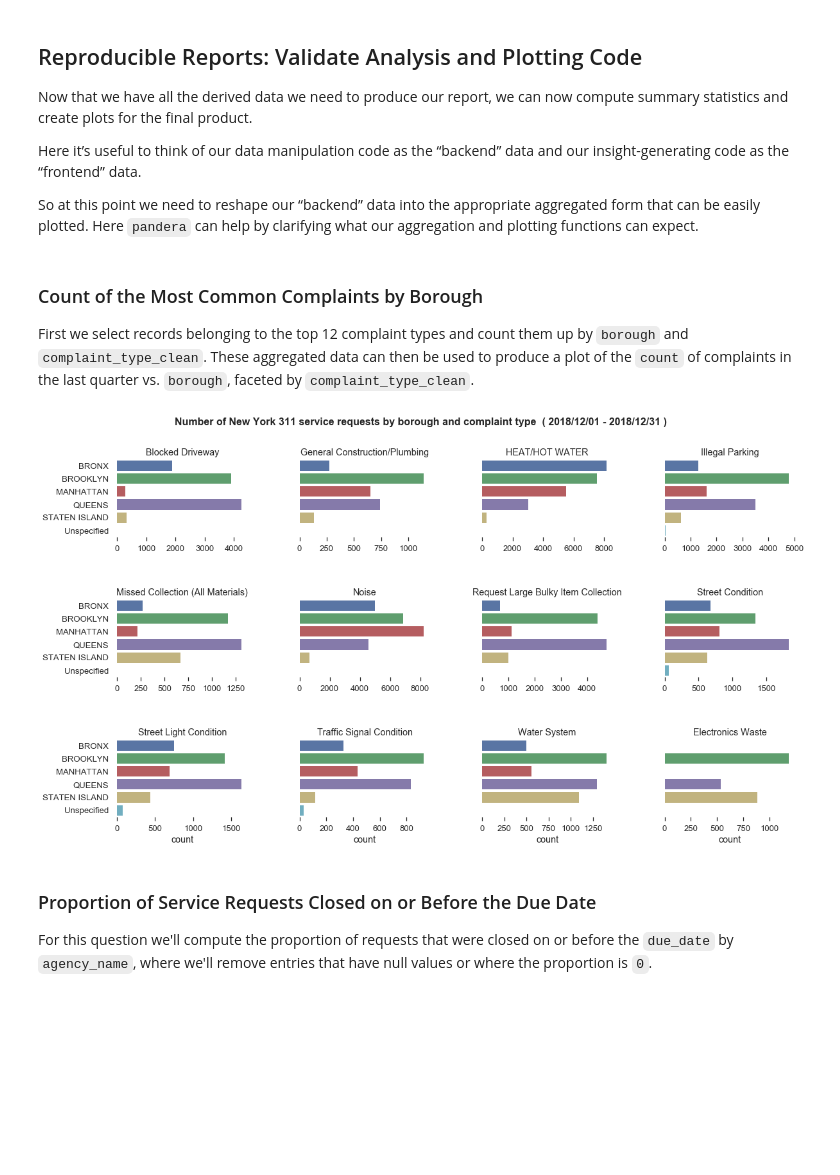
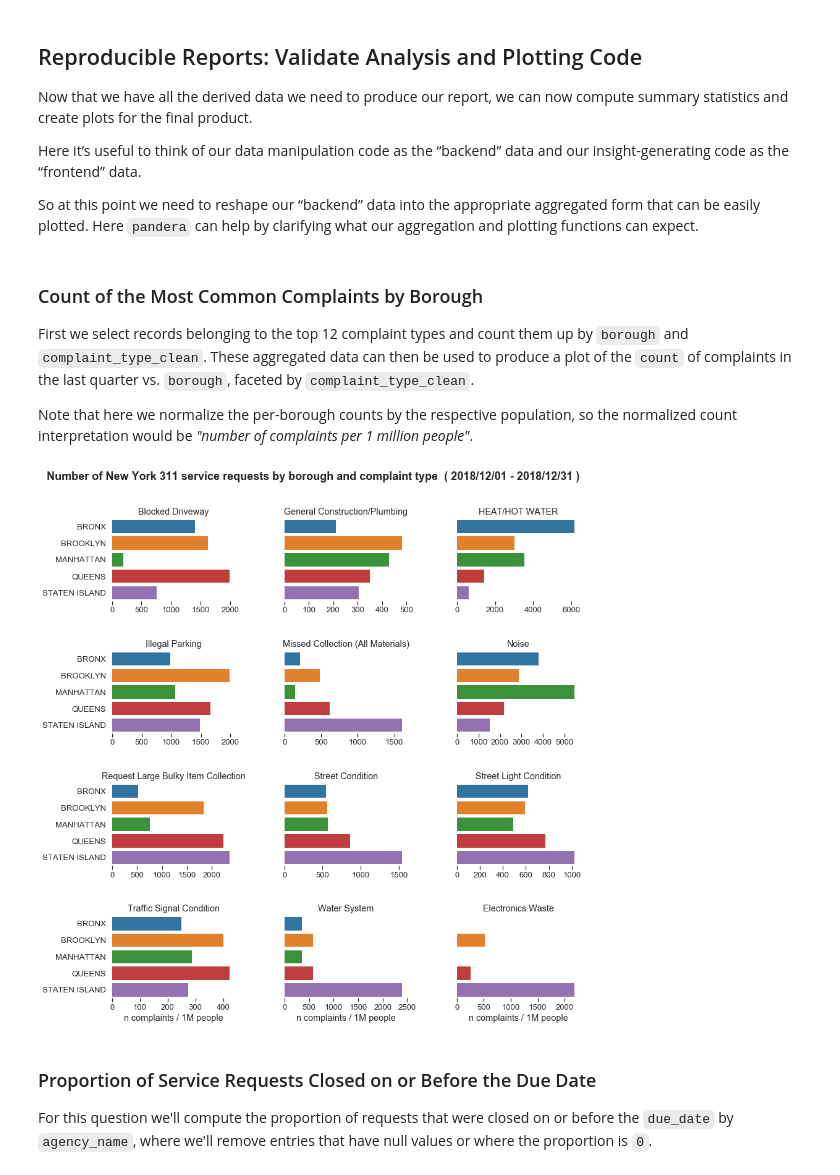
Before and after one commit to cosmicBboy/cosmicBboy.github.io, a Jupyter notebook: notebooks/2018-12-28-validating-pandas-dataframes.ipynb, the cells around one changed output. Drawn from its saved outputs; the diff is of its cells as text; code cells hidden in the pictures; blank space fills up the shorter version.

Commit message:
update pandera post plots - normalize by pop

```diff
--- a/notebooks/2018-12-28-validating-pandas-dataframes.ipynb
+++ b/notebooks/2018-12-28-validating-pandas-dataframes.ipynb
@@ -501,7 +545,8 @@ clean_df_311 = (
     df_311
     .pipe(clean_complaint_type)
     .pipe(add_closed_lte_due)
-    .pipe(clean_created_date))
+    .pipe(clean_created_date)
+    .pipe(add_borough_population))
 # %% [markdown]
 ## Reproducible Reports: Validate Analysis and Plotting Code
 
@@ -521,12 +566,17 @@ First we select records belonging to the top 12 complaint types and
 count them up by `borough` and `complaint_type_clean`. These aggregated
 data can then be used to produce a plot of the `count` of complaints in
 the last quarter vs. `borough`, faceted by `complaint_type_clean`.
+
+Note that here we normalize the per-borough counts by the respective population, so the normalized count interpretation would be _"number of complaints per 1
+million people"_.
 # %%
 complaint_by_borough_schema = DataFrameSchema({
     "borough": Column(String),
+    "borough_population": Column(Float, nullable=True),
     "complaint_type_clean": Column(String),
     # make sure count column contains positive integers
     "count": Column(Int, Check(lambda x: x > 0)),
+    "complaints_per_pop": Column(Float)
 })
 
 TOP_N = 12
@@ -535,14 +585,26 @@ COMPLAINT_TYPE_TITLE = \
         "Number of New York 311 service requests by borough and complaint type",
         DATE_RANGE[0], DATE_RANGE[1])
 
+
+def normalize_by_population(
+        df: pd.DataFrame,
+        count: str,
+        population: str,
+        scale: float) -> pd.Series:
+    """Normalizes at 1 million scale."""
+    return df[count] / (df[population] / scale)
+
 @check_output(complaint_by_borough_schema)
 def agg_complaint_types_by_borough(clean_df):
     plot_df = (
         clean_df
-        .groupby(["borough", "complaint_type_clean"])
+        .groupby(["borough", "borough_population", "complaint_type_clean"])
         .unique_key.count()
         .rename("count")
-        .reset_index())
+        .reset_index()
+        .assign(complaints_per_pop=lambda df: (
+            normalize_by_population(df, "count", "borough_population", 10**6)))
+    )
     # select only the top 12 complaint types (across all boroughs)
     top_complaints = (
         clean_df.complaint_type_clean
@@ -550,38 +612,40 @@ def agg_complaint_types_by_borough(clean_df):
         .sort_values(ascending=False)
         .head(TOP_N).index.tolist())
     return plot_df[plot_df.complaint_type_clean.isin(top_complaints)]
 
 
 # this is probably overkill, but this illustrates that you can
 # add schema checks at the interface of two functions.
 @check_input(complaint_by_borough_schema)
 def plot_complaint_types_by_borough(complaint_by_borough_df):
     g = sns.catplot(
-        x="count", y="borough",
+        x="complaints_per_pop",
+        y="borough",
         col="complaint_type_clean",
-        col_wrap=4,
+        col_wrap=3,
         data=complaint_by_borough_df,
         kind="bar",
         height=3,
         aspect=1.4,
         sharex=False,
     )
     g.set_titles(template="{col_name}")
     g.set_ylabels("")
-    g.fig.suptitle(COMPLAINT_TYPE_TITLE, y=1.05, fontweight="bold", fontsize=16)
+    g.set_xlabels("n complaints / 1M people")
+    g.fig.suptitle(COMPLAINT_TYPE_TITLE, y=1.05, fontweight="bold", fontsize=18)
     plt.tight_layout()
-    plt.subplots_adjust(hspace=0.8, wspace=0.4)
+    plt.subplots_adjust(hspace=0.6, wspace=0.4)
     sns.despine(left=True, bottom=True)
     for ax in g.axes.ravel():
         ax.tick_params(left=False)
     return g
 
 
 with sns.plotting_context(context="notebook", font_scale=1.2):
     g = agg_complaint_types_by_borough(clean_df_311).pipe(
         plot_complaint_types_by_borough)
 # %% [output]
-[figure, old version]
+[figure, new version]
 # %% [markdown]
 ### Proportion of Service Requests Closed on or Before the Due Date
 
```
Also changed, not shown: parts of 11 cells of this notebook, 17 other files.
